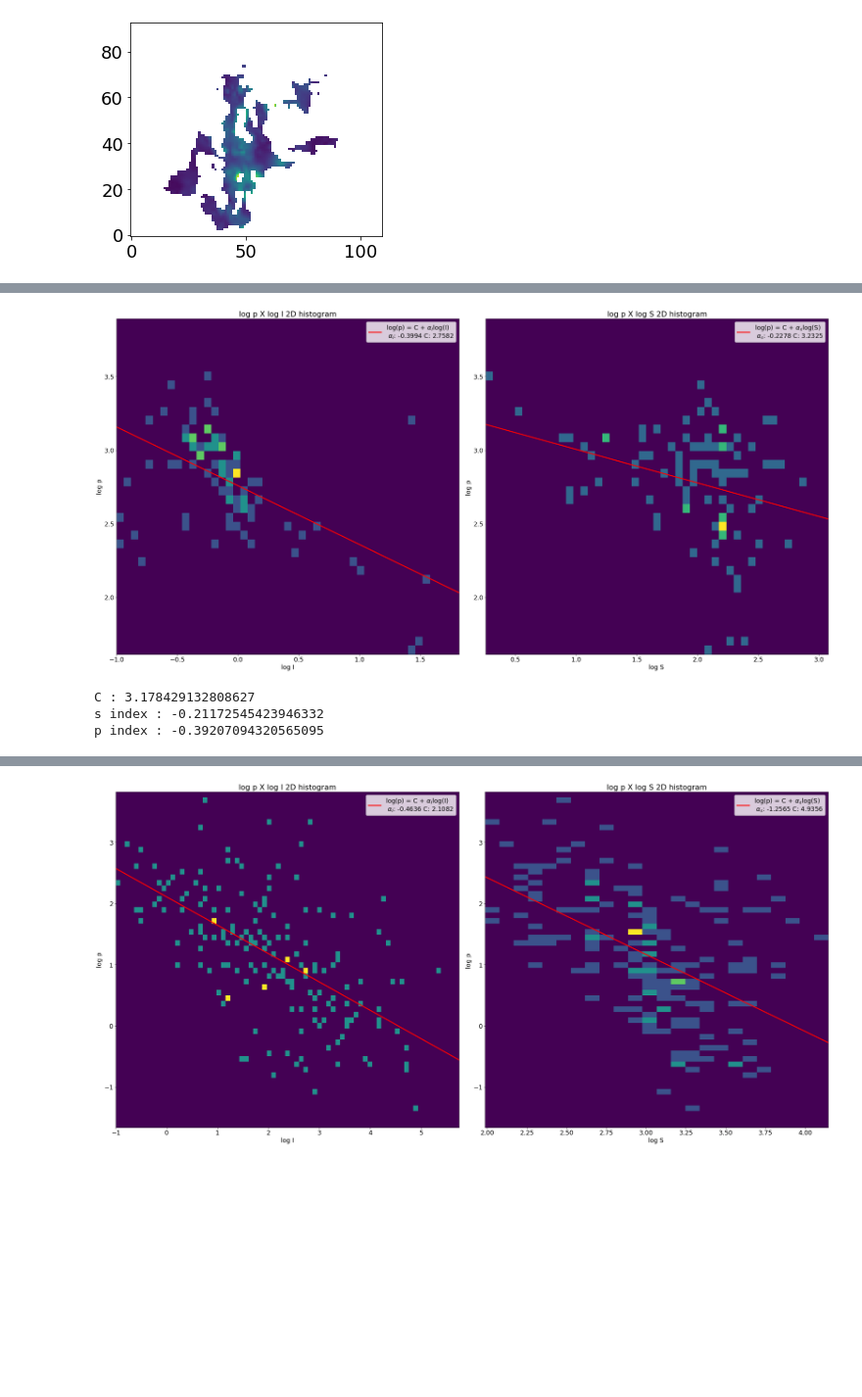
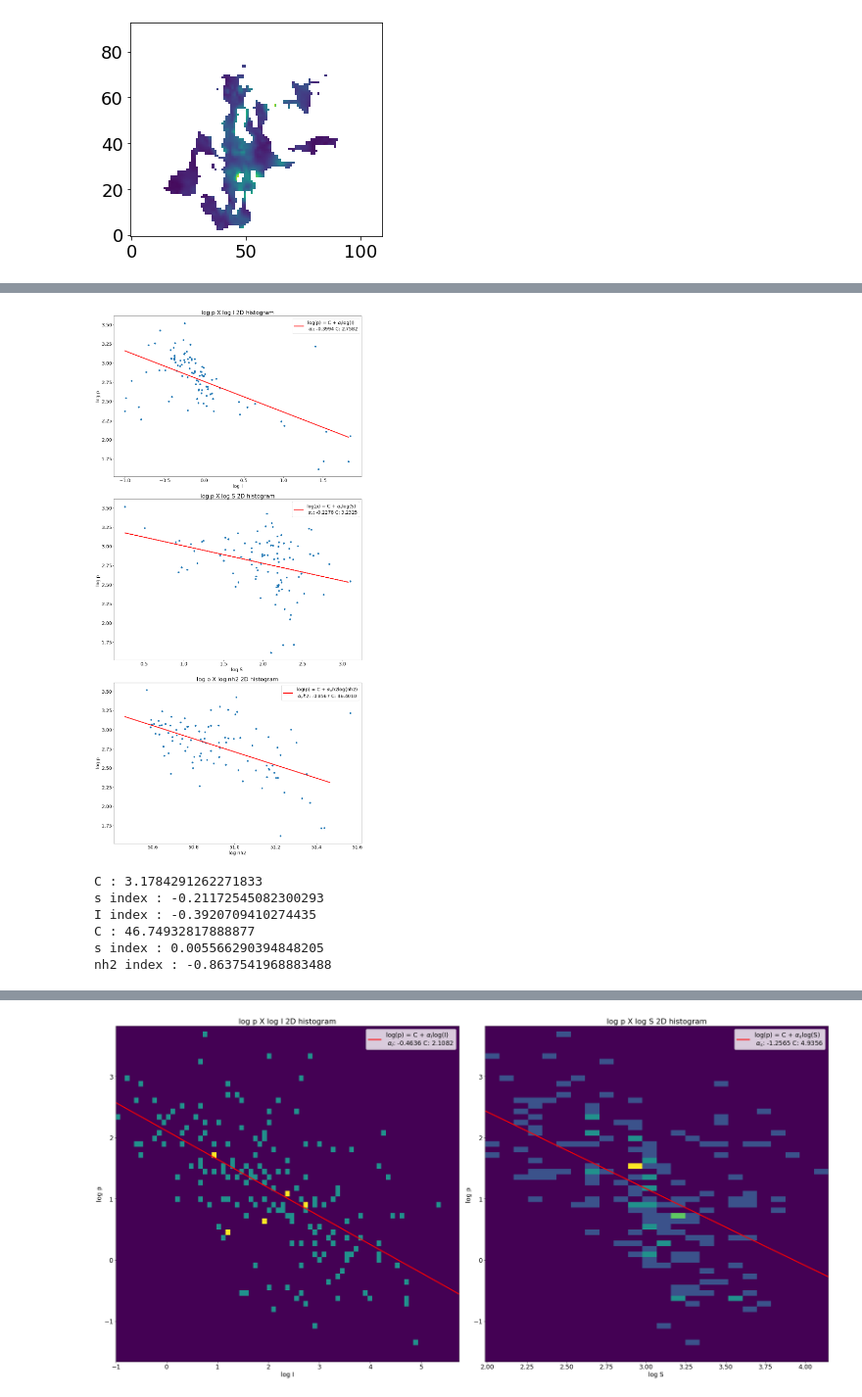
Before and after one commit to Siddharth3-14/Internship-MIT, a Jupyter notebook: dr21_analysis.ipynb, the cells around one changed output, grey strips where cells are left out. Shown at 98% size. Cells and saved outputs as stored; diff of their text form; code cells hidden in the pictures; blank space fills up the shorter version.

Commit message:
added the column density

```diff
--- a/dr21_analysis.ipynb
+++ b/dr21_analysis.ipynb
@@ -60,8 +60,11 @@ def wrapper(Angle_grid):
 # %%
 ########## importing and testing the file
 FITS1 = '../FITS_file/CygX_E_OTFMAP.fits'
+FITS2 = '../FITS_file/DR21_NH2_Repr.fits'
 hdul = fits.open(FITS1)
-# print(hdul.info())
+hdul2 = fits.open(FITS2)
+print(hdul2.info())
+MapColumndensity = hdul2[0]
 MapStokesI = hdul[0]
 MapStokesQ = hdul[2]
 MapStokesU = hdul[4]
@@ -78,7 +81,7 @@ BlankedMapPolAngle = MapPolAngle.copy()
 BlankedMapStokesI = MapStokesI.copy()
 BlankedMapStokesQ = MapStokesQ.copy()
 BlankedMapStokesU = MapStokesU.copy()
-
+BlankedMapColumnDensity = MapColumndensity.copy()
 ######## taking points only with singal to noise ratio more than 2
 MapPolSNR.data[:] = np.nan
 MapPolSNR.data = MapDebPol.data/MapDebPolError.data
@@ -89,7 +92,11 @@ BlankedMapPolAngle.data[Selector] = np.nan
 BlankedMapStokesI.data[Selector] = np.nan
 BlankedMapStokesQ.data[Selector] = np.nan
 BlankedMapStokesU.data[Selector] = np.nan
+BlankedMapColumnDensity.data[Selector] = np.nan
 
 ############## generating the RA and DEC mesh
 DEC_grid,RA_grid = generate_RA_DEC_mesh(hdul[0])
 seperation = MapPolAngle.copy()
+
+plt.imshow(BlankedMapColumnDensity.data,origin='lower')
+plt.show()
@@ -576,6 +617,7 @@ def lin_fit(x, a, b):
 s_fill_left_array = s_fil_left.data.flatten()
 p_fill_left_array = p_fil_left.data.flatten()
 I_fill_left_array = I_fil_left.data.flatten()
+nh2_fill_left_array = nh2_fil_left.data.flatten()
 
 s_fill_left_array_ind = s_fill_left_array.copy()
 s_fill_left_array_ind = s_fill_left_array_ind[::4]
@@ -583,11 +625,13 @@ p_fill_left_array_ind = p_fill_left_array.copy()
 p_fill_left_array_ind = p_fill_left_array_ind[::4]
 I_fill_left_array_ind = I_fill_left_array.copy()
 I_fill_left_array_ind = I_fill_left_array_ind[::4]
-
+nh2_fill_left_array_ind = nh2_fill_left_array.copy()
+nh2_fill_left_array_ind = nh2_fill_left_array_ind[::4]
 
 log_s = np.log(s_fill_left_array_ind)
 log_p = np.log(p_fill_left_array_ind)
 log_I = np.log(I_fill_left_array_ind)
+log_nh2 = np.log(nh2_fill_left_array_ind)
 
 
 p_min = np.nanmin(log_p)
@@ -596,13 +640,16 @@ s_min = np.nanmin(log_s)
 s_max = np.nanmax(log_s)
 I_min = np.nanmin(log_I)
 I_max = np.nanmax(log_I)
+nh2_min = np.nanmin(log_nh2)
+nh2_max = np.nanmax(log_nh2)
 
 
 p_bins = np.arange(p_min, p_max, 0.06)
 s_bins = np.arange(s_min, s_max, 0.06)
 I_bins = np.arange(I_min, I_max, 0.06)
+nh2_bins = np.arange(nh2_min,nh2_max)
 
-df_log = pd.DataFrame({'logp': log_p,'logs':log_s,'logI':log_I})
+df_log = pd.DataFrame({'logp': log_p,'logs':log_s,'logI':log_I,'lognh2':log_nh2})
 df_log = df_log.dropna()
 
 PS_left_fill_param, PS_left_fill_param_cov = curve_fit(lin_fit, df_log['logs'], df_log['logp'])
@@ -613,41 +660,62 @@ PI_left_fill_param, PI_left_fill_param_cov = curve_fit(lin_fit, df_log['logI'],
 PI_FitFunc_left_fill = lin_fit(I_bins,PI_left_fill_param[0],PI_left_fill_param[1])
 # print(PI_upper_param[0],PI_upper_param[1])
 
-fig = plt.subplots(figsize =(30, 15))
-ax1 = plt.subplot(122)
-ax1.hist2d(log_s,log_p,bins =[s_bins, p_bins])
+Pnh2_left_fill_param, Pnh2_left_fill_param_cov = curve_fit(lin_fit, df_log['lognh2'], df_log['logp'])
+Pnh2_FitFunc_left_fill = lin_fit(nh2_bins,Pnh2_left_fill_param[0],Pnh2_left_fill_param[1])
+
+
+fig = plt.subplots(figsize =(15, 30))
+ax1 = plt.subplot(312)
+ax1.scatter(log_s,log_p)
 label_temp = r'log(p) = C + $\alpha_s$log(S){linebreak} $\alpha_s$: {alpha_s:.4f} C: {C:.04f}'.format(alpha_s = PS_left_fill_param[1],C = PS_left_fill_param[0],linebreak='\n')
 plt.plot(s_bins,PS_FitFunc_left_fill,'r',linewidth=3,label = label_temp)
 ax1.set_title("log p X log S 2D histogram")
 ax1.set_ylabel('log p ')
 ax1.set_xlabel('log S ')
 # ax1.set_xlim(-1,5,5)
 # ax1.set_ylim(-2.5,4)
-ax2 = plt.subplot(121)
-ax2.hist2d(log_I,log_p,bins =[I_bins, p_bins])
+ax2 = plt.subplot(311)
+ax2.scatter(log_I,log_p)
 label_temp = r'log(p) = C + $\alpha_I$log(I){linebreak} $\alpha_I$: {alpha_I:.4f} C: {C:.4f}'.format(alpha_I = PI_left_fill_param[1],C = PI_left_fill_param[0],linebreak='\n')
 ax2.plot(I_bins,PI_FitFunc_left_fill,'r',linewidth=3,label = label_temp)
 ax2.set_title("log p X log I 2D histogram")
 ax2.set_ylabel('log p')
 ax2.set_xlabel('log I')
+ax3 = plt.subplot(313)
+ax3.scatter(log_nh2,log_p)
+label_temp = r'log(p) = C + $\alpha_nh2$log(nh2){linebreak} $\alpha_nh2$: {alpha_nh2:.4f} C: {C:.4f}'.format(alpha_nh2 = Pnh2_left_fill_param[1],C = Pnh2_left_fill_param[0],linebreak='\n')
+ax3.plot(nh2_bins,Pnh2_FitFunc_left_fill,'r',linewidth=3,label = label_temp)
+ax3.set_title("log p X log nh2 2D histogram")
+ax3.set_ylabel('log p')
+ax3.set_xlabel('log nh2')
 # ax2.set_xlim(-1,5,5)
 # ax2.set_ylim(-2.5,4)
 plt.tight_layout()
 ax1.legend()
 ax2.legend()
+ax3.legend()
 plt.show()
 
 def DoubleParamFunc(X, a, b, c):
     x,y = X
     return a + b*x + c*y
 
-p0 = -0.5539, -0.2614, 2.
+p0 = -0.2278,-0.3994,2.
 PSI_param_lower, PSI_param_cov_lower = curve_fit(DoubleParamFunc,(df_log['logs'],df_log['logI']), df_log['logp'],p0)
 print('C :',PSI_param_lower[0])
 print('s index :',PSI_param_lower[1])
-print('p index :',PSI_param_lower[2])
+print('I index :',PSI_param_lower[2])
+
+p0 = -0.2278, -0.8567, 2.
+PSI_param_lower, PSI_param_cov_lower = curve_fit(DoubleParamFunc,(df_log['logs'],df_log['lognh2']), df_log['logp'],p0)
+print('C :',PSI_param_lower[0])
+print('s index :',PSI_param_lower[1])
+print('nh2 index :',PSI_param_lower[2])
 # %% [output]
-[figure, old version]
+[figure, new version]
-C : 3.178429132808627
-s index : -0.21172545423946332
-p index : -0.39207094320565095
+C : 3.1784291262271833
+s index : -0.21172545082300293
+I index : -0.3920709410274435
+C : 46.74932817888877
+s index : 0.005566290394848205
+nh2 index : -0.8637541968883488
```
Also changed, not shown: parts of 5 cells of this notebook.
